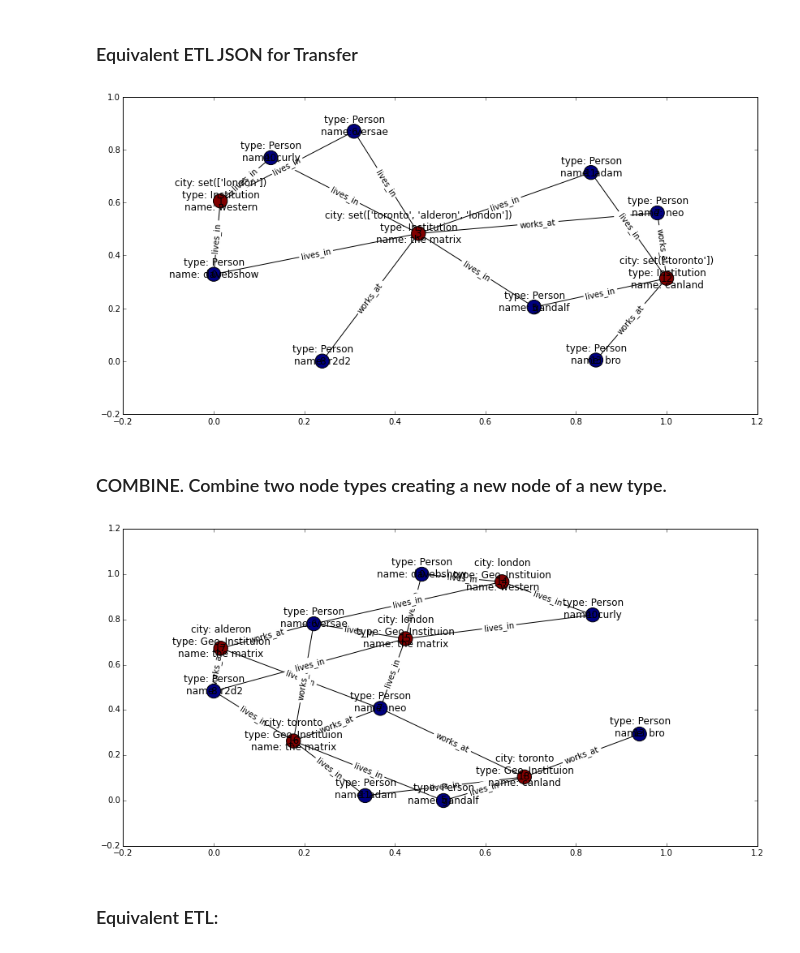
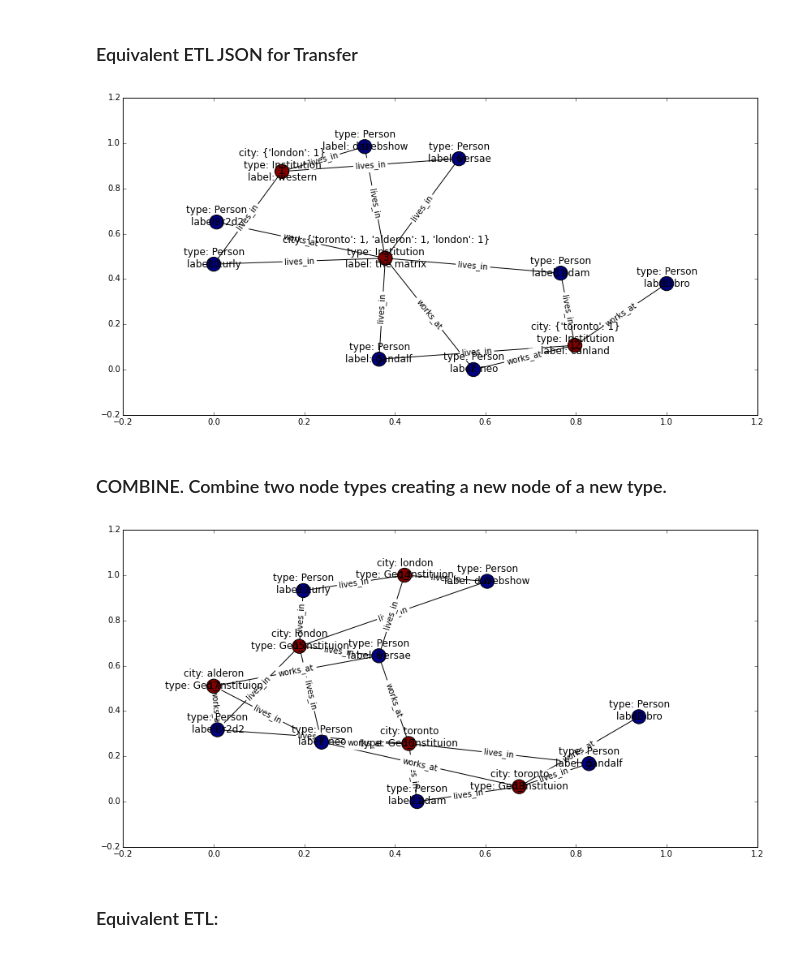
Before and after one commit to davebshow/projx, a Jupyter notebook: projx_demo.ipynb, the cells around one changed output. Saved outputs shown, nothing was run; the diff lists cells and outputs as text; code cells hidden in the pictures.

```diff
--- a/projx_demo.ipynb
+++ b/projx_demo.ipynb
@@ -237,7 +237,7 @@ transfer_etl = {
                     {"node": {"alias": "i"}}
                 ],
                 "set": [
-                    {"key": "city", "value_lookup": "c.name"}
+                    {"key": "city", "value_lookup": "c.label"}
                 ],
                 "method": {
                     "edges": {
@@ -256,9 +256,9 @@ transfer_etl = {
 }
 # %%
 subgraph = px.execute_etl(transfer_etl, g)
-px.draw_simple_graph(subgraph, label_attrs=['name', 'city', 'type'], edge_label_attr='type')
+px.draw_simple_graph(subgraph, label_attrs=['label', 'city', 'type'], edge_label_attr='type')
 # %% [output]
-[figure, old version]
+[figure, new version]
 # %% [markdown]
 ### COMBINE. Combine two node types creating a new node of a new type.
 # %%
@@ -266,12 +266,12 @@ px.draw_simple_graph(subgraph, label_attrs=['name', 'city', 'type'], edge_label_
 subgraph = projection.execute("""
     MATCH GRAPH (i:Institution)-(c:City)
     COMBINE     (i)-(c)
-    SET         type = "Geo_Instituion", name = i.name, city = c.name
+    SET         type = "Geo_Instituion", name = i.label, city = c.label
     DELETE      i, c
 """)
-px.draw_simple_graph(subgraph, label_attrs=["name", "type", "city"], edge_label_attr='type')
+px.draw_simple_graph(subgraph, label_attrs=["label", "type", "city"], edge_label_attr='type')
 # %% [output]
-[figure, old version]
+[figure, new version]
 # %% [markdown]
 ### Equivalent ETL:
 # %%
```
Also changed, not shown: parts of 15 cells of this notebook, 4 other files.
